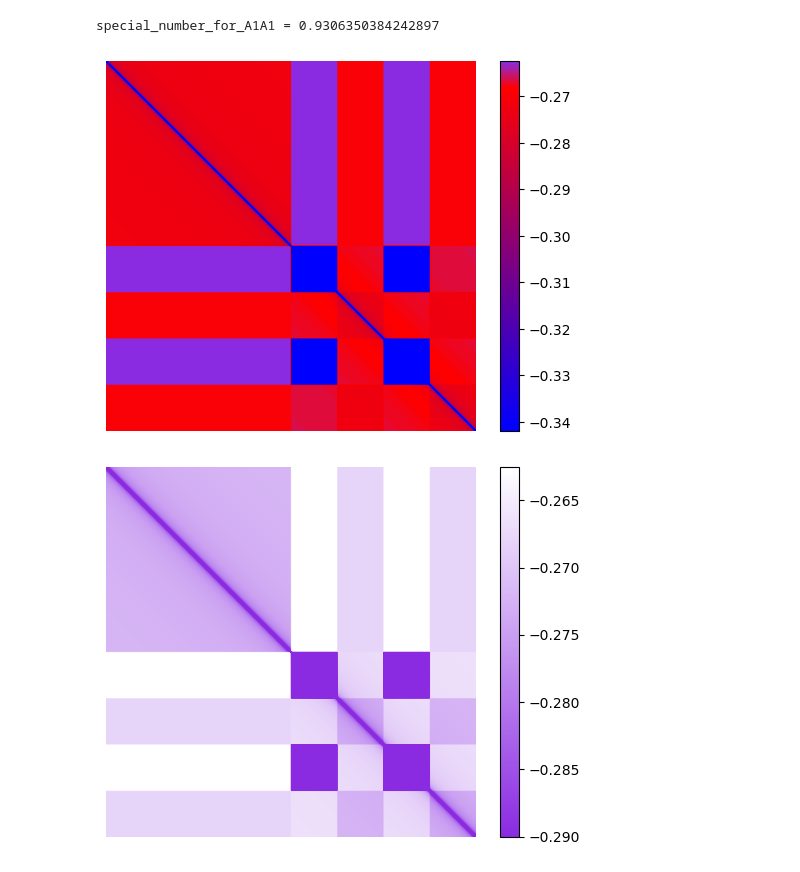
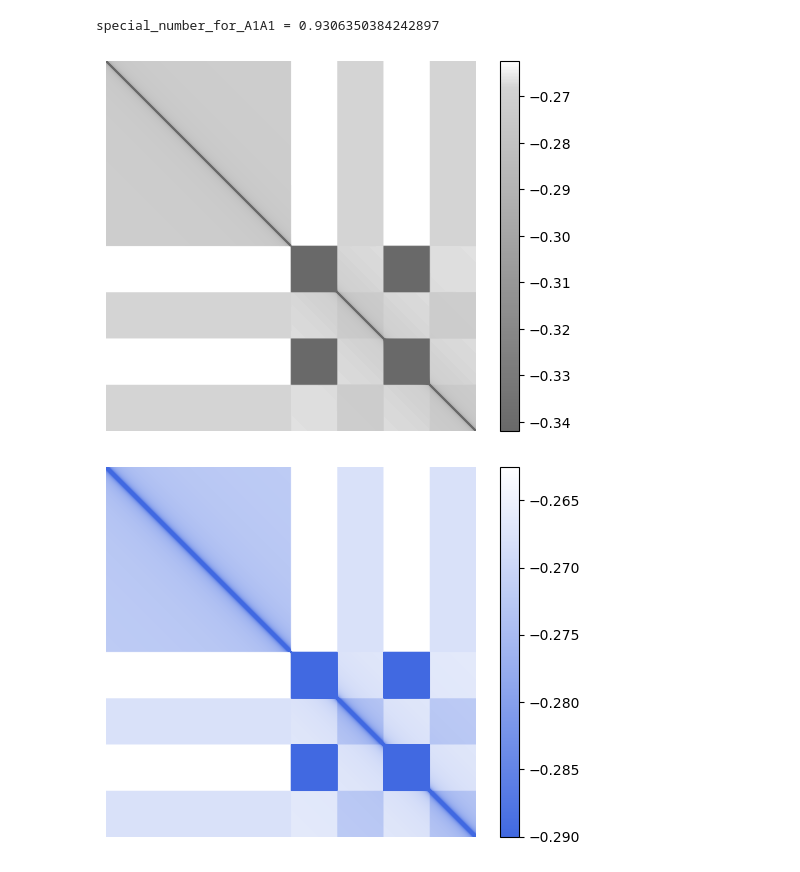
Before and after one commit to DiPierroLab/Douglas, a Jupyter notebook: 2_make_lambdas/visualize_lambdas.ipynb, the cells around one changed output. Saved outputs shown, nothing was run; the diff lists cells and outputs as text; code cells hidden in the pictures.

```diff
--- a/2_make_lambdas/visualize_lambdas.ipynb
+++ b/2_make_lambdas/visualize_lambdas.ipynb
@@ -5,7 +5,7 @@ import numpy as np
 # %%
 path = "/Users/douglas/Documents/Features Transfer/store lambdas/"
 savepath = "/Users/douglas/Documents/Features Transfer/figures/"
-directory = 197 #directory number
+directory = 8 #directory number
 Lambdas = np.loadtxt(path+"lambdas"+str(directory)+".txt",delimiter=",")
 # %%
 # setup to plot lambdas
@@ -27,29 +27,26 @@ special_number_for_A1A1 = 0.9306350384242897
 # %%
 # Plot lambdas
 
 # Make a colormap to distinguish the three type-to-type interactions by color.
-#colors = ['royalblue','skyblue','white']
-#colors = ['dimgray','lightgray','white']
-colors = ['blue','red','blueviolet']
+colors = ['dimgray','lightgray','white']
 my_cmap = mpl.colors.LinearSegmentedColormap.from_list("my_cmap", list(zip(nodes,colors)))
 
 for spine in plt.gca().spines.values():#Removes the frame box
     spine.set_visible(False)
 
 plt.box('False')
 plt.imshow(Lambdas,vmin=vmin,vmax=vmax,cmap=my_cmap)
 plt.colorbar()
 plt.tick_params(left = False, right = False , labelleft = False , labelbottom = False, bottom = False)#Remove ticks and axis labels.
 plt.savefig(savepath+"lambdas"+str(directory)+".pdf")
 plt.show()
 # %% [output]
-[figure, old version]
+[figure, new version]
 # %%
 # Plot lambdas
 
 # Make a colormap that doesn't distinguish the three type-to-type interactions by color.
-colors = ['blueviolet','white']
-#colors = ['black','white']
+colors = ['royalblue','white']
 my_cmap = mpl.colors.LinearSegmentedColormap.from_list("my_cmap", list(zip([0,1],colors)))
 
 for spine in plt.gca().spines.values():#Removes the frame box
@@ -61,4 +58,4 @@ plt.tick_params(left = False, right = False , labelleft = False , labelbottom =
 plt.savefig(savepath+"lambdas"+str(directory)+".pdf")
 plt.show()
 # %% [output]
-[figure, old version]
+[figure, new version]
```
Also changed, not shown: 9 other files.
